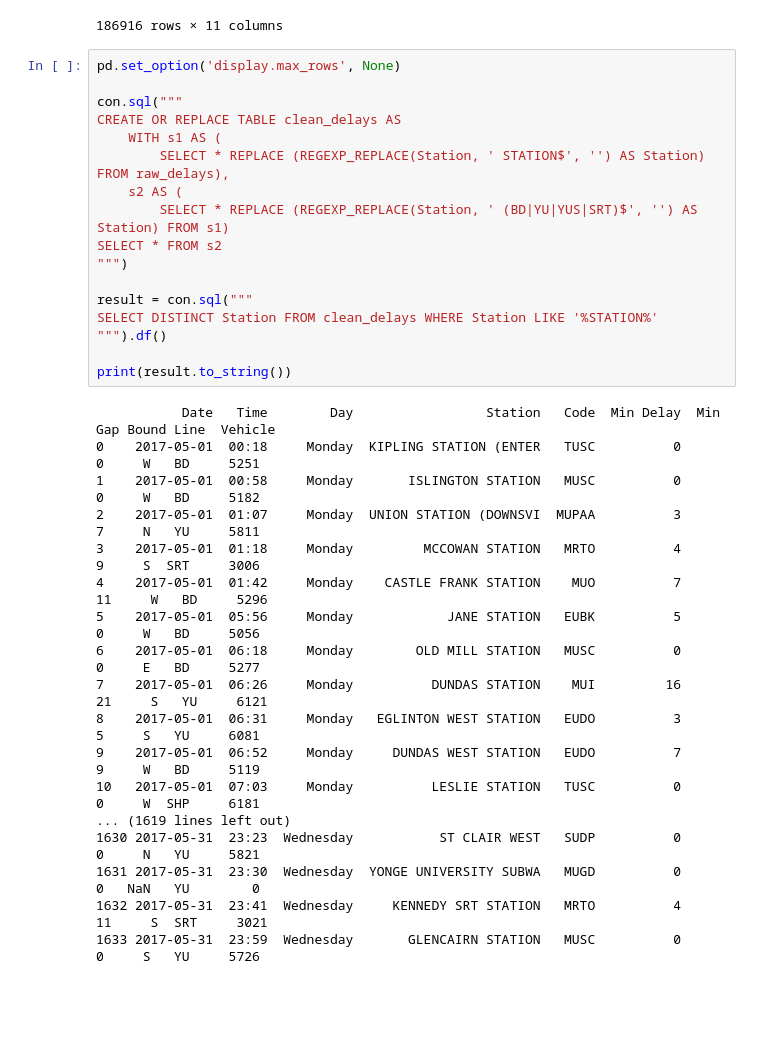
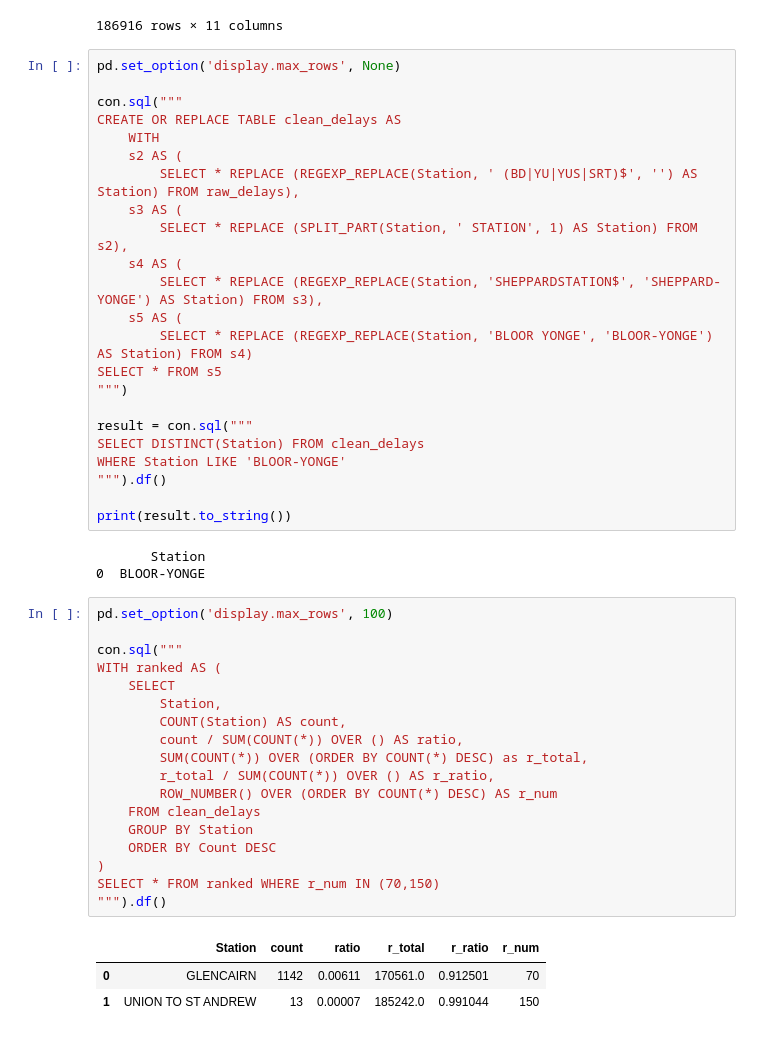
Before and after one commit to DevAwol/TTCdelay, a Jupyter notebook: explore.ipynb, the cells around one changed output. Cells and saved outputs as stored; diff of their text form; blank space fills up the shorter version.

```diff
--- a/explore.ipynb
+++ b/explore.ipynb
@@ -233,33 +246,46 @@ pd.set_option('display.max_rows', None)
 
 con.sql("""
 CREATE OR REPLACE TABLE clean_delays AS
-    WITH s1 AS (
-        SELECT * REPLACE (REGEXP_REPLACE(Station, ' STATION$', '') AS Station) FROM raw_delays),
+    WITH
     s2 AS (
-        SELECT * REPLACE (REGEXP_REPLACE(Station, ' (BD|YU|YUS|SRT)$', '') AS Station) FROM s1)
-SELECT * FROM s2
+        SELECT * REPLACE (REGEXP_REPLACE(Station, ' (BD|YU|YUS|SRT)$', '') AS Station) FROM raw_delays),
+    s3 AS (
+        SELECT * REPLACE (SPLIT_PART(Station, ' STATION', 1) AS Station) FROM s2),
+    s4 AS (
+        SELECT * REPLACE (REGEXP_REPLACE(Station, 'SHEPPARDSTATION$', 'SHEPPARD-YONGE') AS Station) FROM s3),
+    s5 AS (
+        SELECT * REPLACE (REGEXP_REPLACE(Station, 'BLOOR YONGE', 'BLOOR-YONGE') AS Station) FROM s4)
+SELECT * FROM s5
 """)
 
 result = con.sql("""
-SELECT DISTINCT Station FROM clean_delays WHERE Station LIKE '%STATION%'
+SELECT DISTINCT(Station) FROM clean_delays
+WHERE Station LIKE 'BLOOR-YONGE'
 """).df()
 
 print(result.to_string())
 # %% [output]
-           Date   Time        Day                 Station   Code  Min Delay  Min Gap Bound Line  Vehicle
-0    2017-05-01  00:18     Monday  KIPLING STATION (ENTER   TUSC          0        0     W   BD     5251
-1    2017-05-01  00:58     Monday       ISLINGTON STATION   MUSC          0        0     W   BD     5182
-2    2017-05-01  01:07     Monday  UNION STATION (DOWNSVI  MUPAA          3        7     N   YU     5811
-3    2017-05-01  01:18     Monday         MCCOWAN STATION   MRTO          4        9     S  SRT     3006
-4    2017-05-01  01:42     Monday    CASTLE FRANK STATION    MUO          7       11     W   BD     5296
-5    2017-05-01  05:56     Monday            JANE STATION   EUBK          5        0     W   BD     5056
-6    2017-05-01  06:18     Monday        OLD MILL STATION   MUSC          0        0     E   BD     5277
-7    2017-05-01  06:26     Monday          DUNDAS STATION    MUI         16       21     S   YU     6121
-8    2017-05-01  06:31     Monday   EGLINTON WEST STATION   EUDO          3        5     S   YU     6081
-9    2017-05-01  06:52     Monday     DUNDAS WEST STATION   EUDO          7        9     W   BD     5119
-10   2017-05-01  07:03     Monday          LESLIE STATION   TUSC          0        0     W  SHP     6181
-... (1619 lines left out)
-1630 2017-05-31  23:23  Wednesday           ST CLAIR WEST   SUDP          0        0     N   YU     5821
-1631 2017-05-31  23:30  Wednesday  YONGE UNIVERSITY SUBWA   MUGD          0        0   NaN   YU        0
-1632 2017-05-31  23:41  Wednesday     KENNEDY SRT STATION   MRTO          4       11     S  SRT     3021
-1633 2017-05-31  23:59  Wednesday       GLENCAIRN STATION   MUSC          0        0     S   YU     5726
+       Station
+0  BLOOR-YONGE
+# %%
+pd.set_option('display.max_rows', 100)
+
+con.sql("""
+WITH ranked AS (
+    SELECT
+        Station,
+        COUNT(Station) AS count,
+        count / SUM(COUNT(*)) OVER () AS ratio,
+        SUM(COUNT(*)) OVER (ORDER BY COUNT(*) DESC) as r_total,
+        r_total / SUM(COUNT(*)) OVER () AS r_ratio,
+        ROW_NUMBER() OVER (ORDER BY COUNT(*) DESC) AS r_num
+    FROM clean_delays
+    GROUP BY Station
+    ORDER BY Count DESC
+)
+SELECT * FROM ranked WHERE r_num IN (70,150)
+""").df()
+# %% [output]
+|  | Station | count | ratio | r_total | r_ratio | r_num |
+| 0 | GLENCAIRN | 1142 | 0.00611 | 170561.0 | 0.912501 | 70 |
+| 1 | UNION TO ST ANDREW | 13 | 0.00007 | 185242.0 | 0.991044 | 150 |
```
Also changed, not shown: parts of 1 cell of this notebook.
